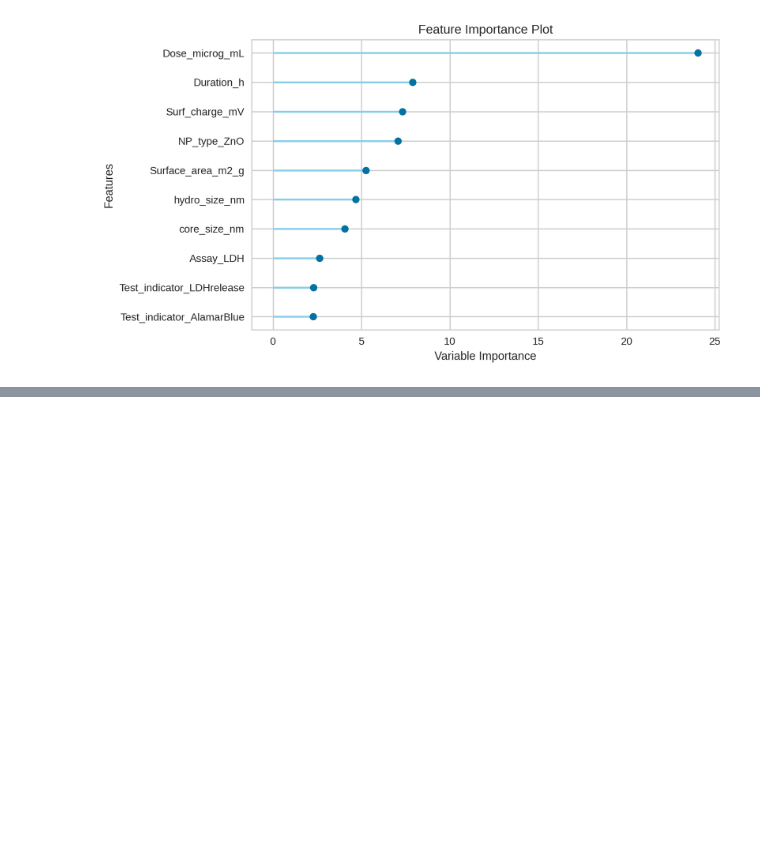
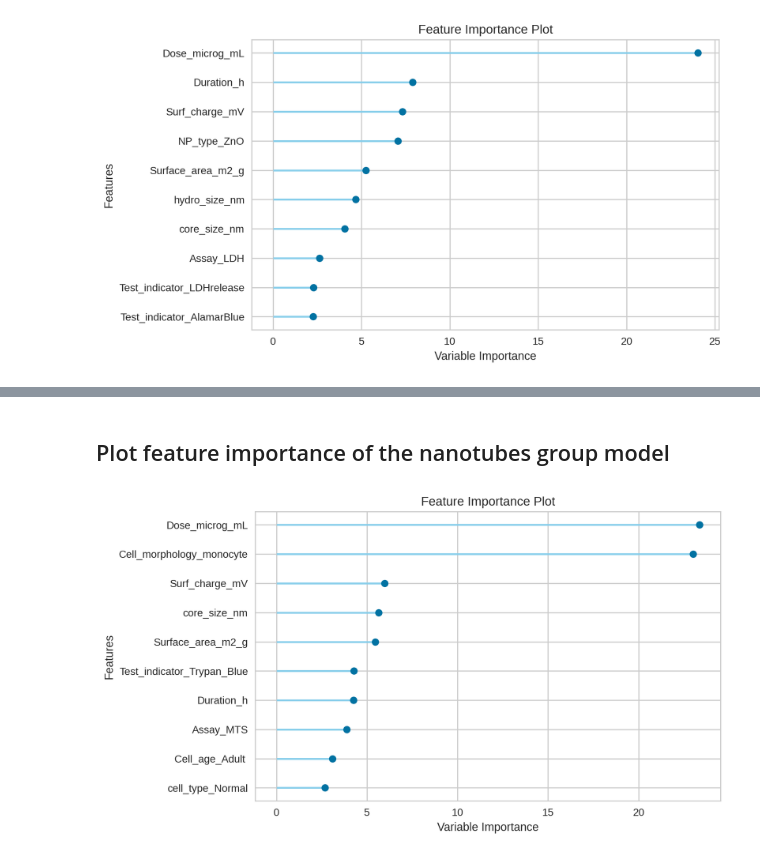
Before and after one commit to ammar257ammar/Nanosafety-ML-pycaret, a Jupyter notebook: analysis.ipynb, the cells around one changed output, grey strips where cells are left out. Cells and saved outputs as stored; diff of their text form; code cells hidden in the pictures; blank space fills up the shorter version.

Commit message:
Add the nanotube NMs regression model

```diff
--- a/analysis.ipynb
+++ b/analysis.ipynb
@@ -1066,0 +1181,2 @@ plot_model(best_carbon_mdl, plot = 'feature')
+# %%
+best_nanotube_mdl = compare_models()
@@ -1066,0 +1222,6 @@ plot_model(best_carbon_mdl, plot = 'feature')
+# %% [markdown]
+## Plot feature importance of the nanotubes group model
+# %%
+plot_model(best_nanotube_mdl, plot = 'feature')
+# %% [output]
+[figure, added]
```
Also changed, not shown: parts of 34 cells of this notebook.
